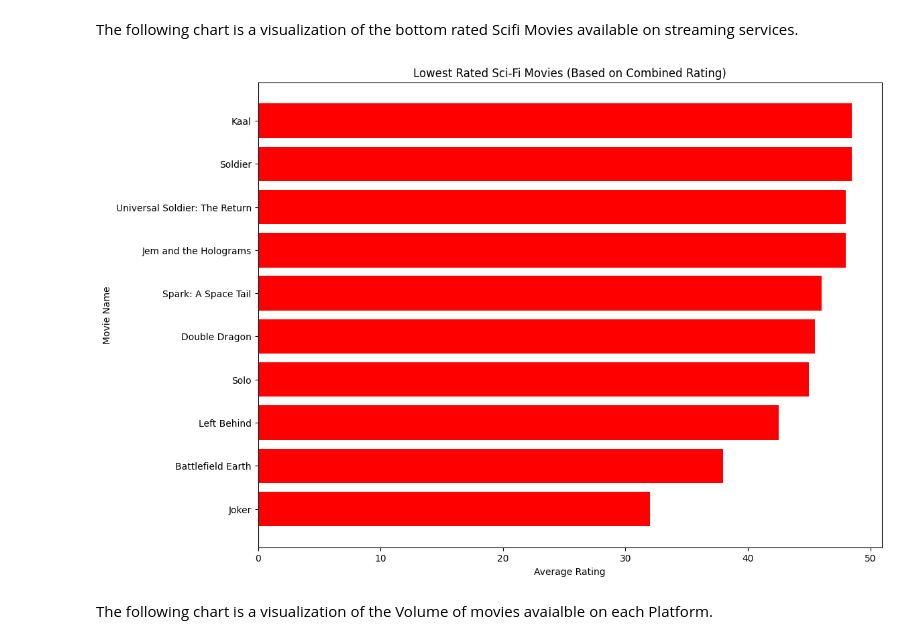
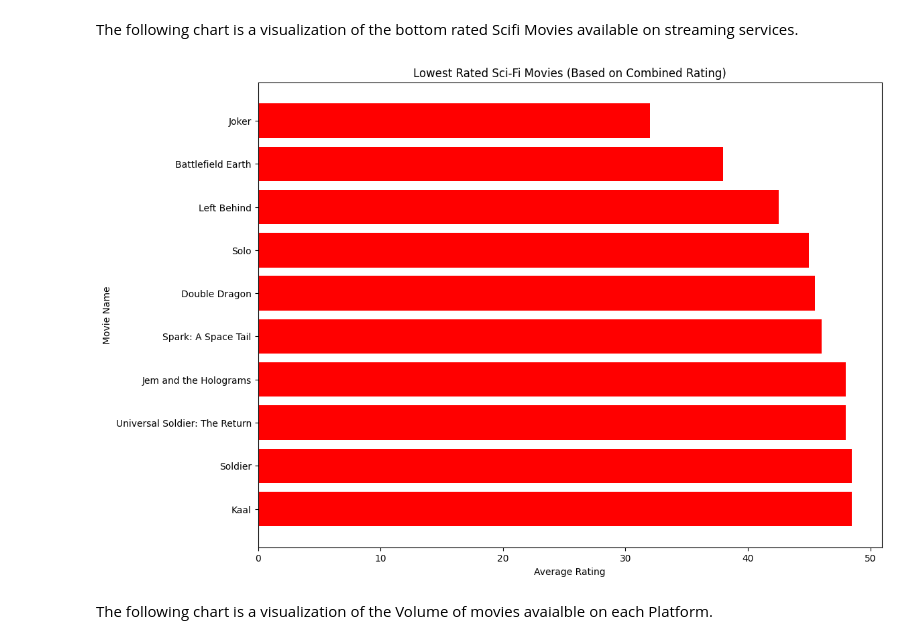
Before and after one commit to danthreepo/CapstoneProject_2025, a Jupyter notebook: vankirk_capstone_project_2025.ipynb, the cells around one changed output. Saved outputs shown, nothing was run; the diff lists cells and outputs as text; code cells hidden in the pictures.

```diff
--- a/vankirk_capstone_project_2025.ipynb
+++ b/vankirk_capstone_project_2025.ipynb
@@ -94,4 +94,4 @@ Feature Engineering
 # Revised Code---
 cleaned_data = cleaned_data.copy()
 cleaned_data.loc[:, 'AVERAGE RATING'] = (cleaned_data['RATING'] + cleaned_data['ROTTEN TOMATOES']) / 2
-cleaned_data.count()
+cleaned_data = cleaned_data.dropna()
@@ -146,14 +132,13 @@ The following chart is a visualization of the bottom rated Scifi Movies availabl
 # %%
 # Lowest Rated Movies
 plt.figure(figsize=(12, 9))
 plt.barh(bottom_10_df['MOVIE NAME'], bottom_10_df['AVERAGE RATING'], color='red')
 plt.xlabel('Average Rating')
 plt.ylabel('Movie Name')
 plt.title('Lowest Rated Sci-Fi Movies (Based on Combined Rating)')
-plt.gca().invert_yaxis()
 plt.show()
 # %% [output]
-[figure, old version]
+[figure, new version]
 # %% [markdown]
 The following chart is a visualization of the Volume of movies avaialble on each Platform.
 # %%
```
Also changed, not shown: parts of 3 cells of this notebook.
